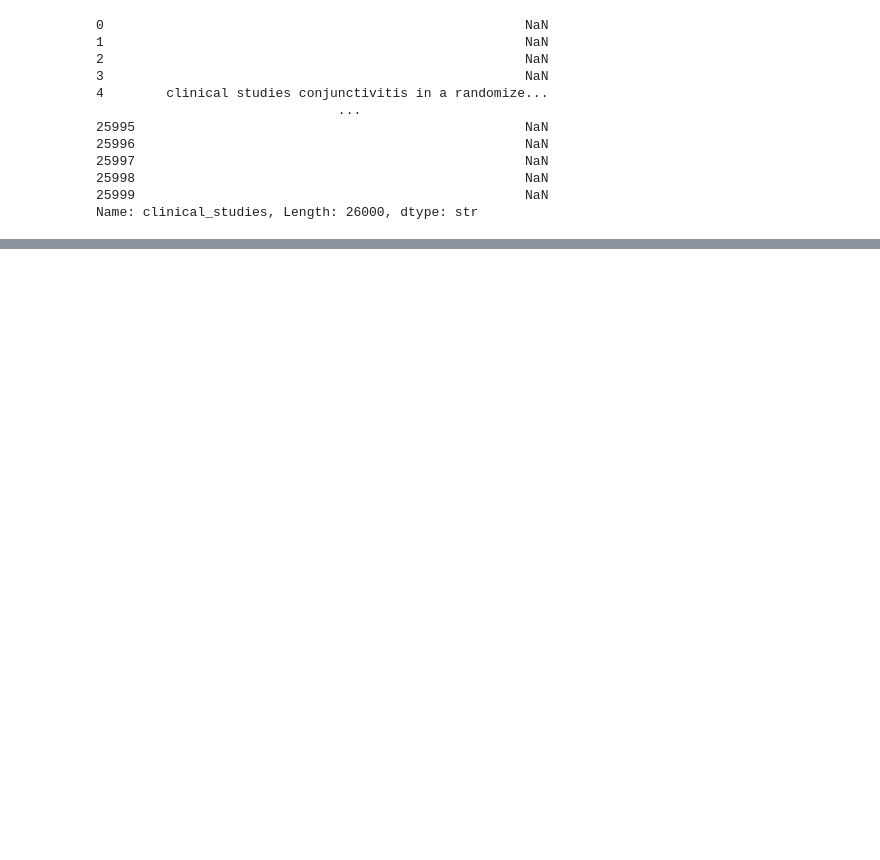
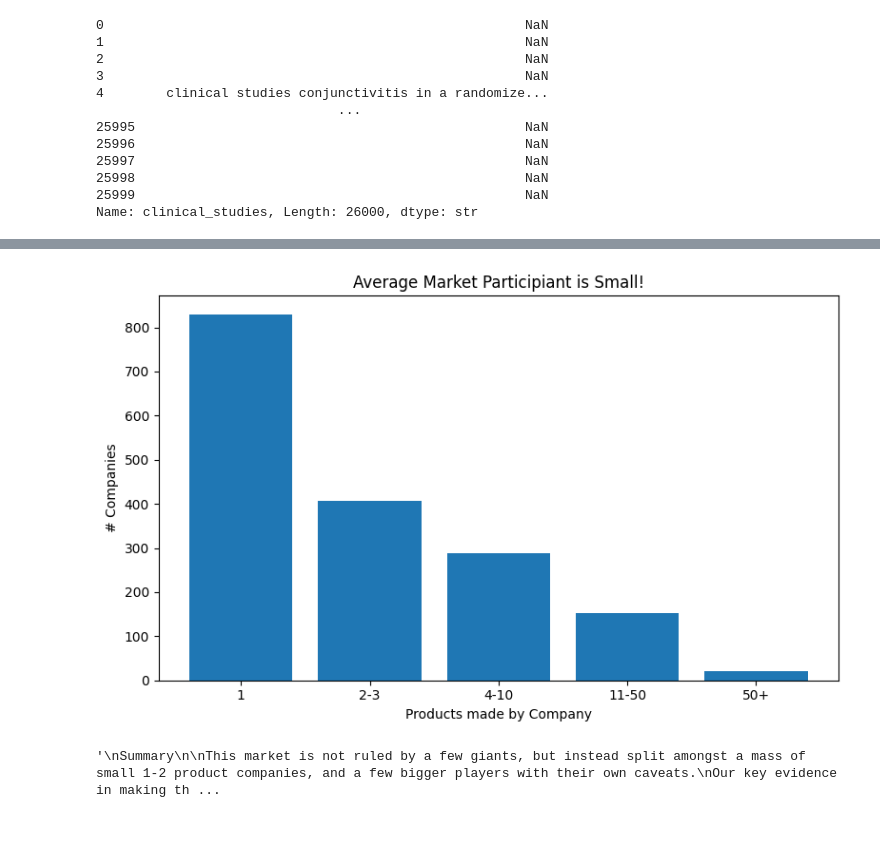
Before and after one commit to RSTEIN2525/cmsc-320-group-project, a Jupyter notebook: notebook.ipynb, the cells around one changed output, grey strips where cells are left out. Drawn from its saved outputs; the diff is of its cells as text; code cells hidden in the pictures; blank space fills up the shorter version.

```diff
--- a/notebook.ipynb
+++ b/notebook.ipynb
@@ -444,0 +517,14 @@ Name: adverse_reactions, Length: 26000, dtype: str
+# %%
+# How Many Small?
+
+solo_ct = (cts <= 1).sum()
+solo_pct = (solo_ct / cts.shape[0]) * 100
+
+print(f"Manufactuers With 1 Product : {solo_ct}x | {solo_pct}%")
+# Really Interesting!!! almost 1/2 of drug manufacturers are small 1 product companies
+
+# Bin into ranges
+
+_ul = 10**9 # really big upper limit for binning
+buckets = pd.cut(cts, bins=[0,1,3,10,50,_ul],labels=["1","2-3","4-10","11-50","50+"])
+buckets.value_counts().sort_index()
@@ -444,0 +638,32 @@ Name: adverse_reactions, Length: 26000, dtype: str
+# %%
+order = ["1","2-3","4-10","11-50","50+"]
+band = buckets.value_counts().reindex(order)
+
+fig, ax = plt.subplots(figsize=(8, 5))
+ax.bar(band.index, band.values)
+ax.set_xlabel("Products made by Company")
+ax.set_ylabel("# Companies")
+ax.set_title("Average Market Participiant is Small!")
+plt.tight_layout(); plt.show()
+# %% [output]
+[figure, added]
+# %%
+"""
+Summary
+
+This market is not ruled by a few giants, but instead split amongst a mass of small 1-2 product companies, and a few bigger players with their own caveats.
+Our key evidence in making this claim is three fold:
+1)  Top maker is only ~4.5%
+2) top 20 combined STILL dont even hit a quarter (24%).
+3) HHI of ~59 is way down at the bottom of the scale (recall 10_000 = monopoly), which
+   is like ~170 equal-sized makers splitting the pie -- no one really has a grip.
+
+The Aforementioned Caveat with the few biggest players...
+ the "biggest" names arent even real brands, they're repackagers.
+(Bryant Ranch Prepack, A-S Medication Solutions, Proficient Rx, RemedyRepack, NuCare...).
+
+They just re-bottle existing drugs so they rack up a ton of labels without actually producing anything."""
+# %% [output]
+'\nSummary\n\nThis market is not ruled by a few giants, but instead split amongst a mass of small 1-2 product companies, and a few bigger players with their own caveats.\nOur key evidence in making th ...
+# %% [markdown]
+##
```
Also changed, not shown: parts of 28 cells of this notebook.
